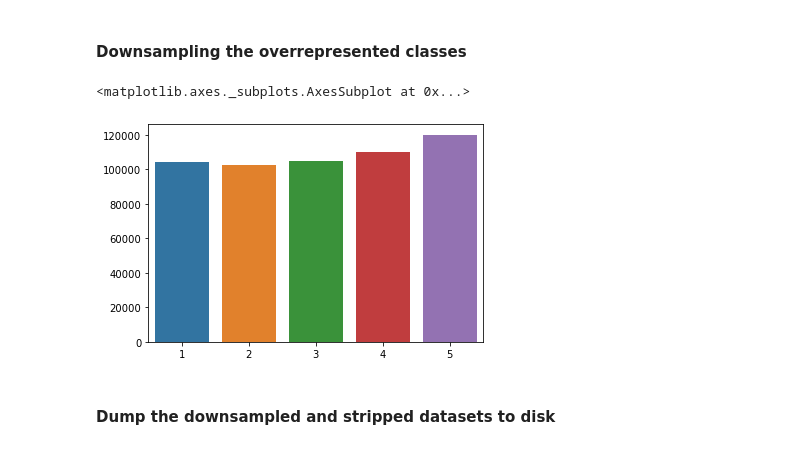
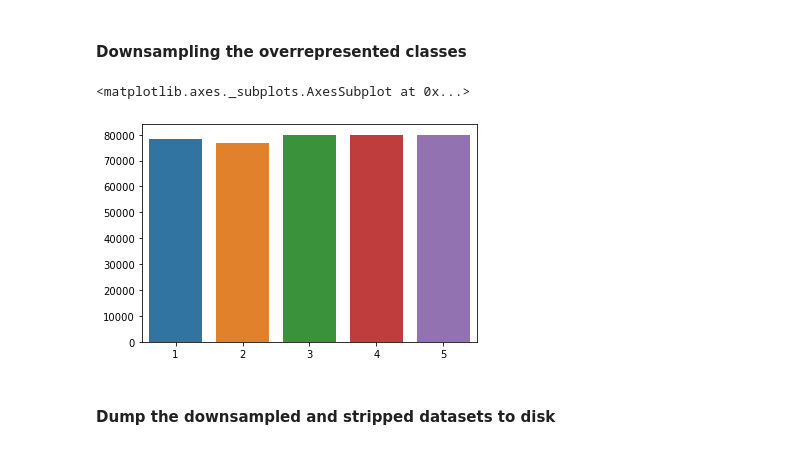
Before and after one commit to Asgavar/amazon-reviews, a Jupyter notebook: amazon-reviews.ipynb, the cells around one changed output. Cells and saved outputs as stored; diff of their text form; code cells hidden in the pictures.

Commit message:
Properly split the dataset to fixed size train & test subsets

```diff
--- a/amazon-reviews.ipynb
+++ b/amazon-reviews.ipynb
@@ -44,0 +51,2 @@ sns.barplot(x=[1, 2, 3, 4, 5], y=[df[df['overall'] == rating].count()[0] for rat
+# %%
+train, test = sklearn.model_selection.train_test_split(df, test_size=0.25)
@@ -45,20 +70,20 @@ sns.barplot(x=[1, 2, 3, 4, 5], y=[df[df['overall'] == rating].count()[0] for rat
 # %% [markdown]
 #### Downsampling the overrepresented classes
 # %%
-downsampled_df = pd.concat([
-    df[df['overall'] == 1],
-    df[df['overall'] == 2],
-    df[df['overall'] == 3].sample(105_000),
-    df[df['overall'] == 4].sample(110_000),
-    df[df['overall'] == 5].sample(120_000),
+downsampled_train_df = pd.concat([
+    train[train['overall'] == 1],
+    train[train['overall'] == 2],
+    train[train['overall'] == 3].sample(80_000),
+    train[train['overall'] == 4].sample(80_000),
+    train[train['overall'] == 5].sample(80_000),
 ])
 # %%
 sns.barplot(
     x=[1, 2, 3, 4, 5],
-    y=[downsampled_df[downsampled_df['overall'] == rating].count()[0] for rating in range(1, 5+1)])
+    y=[downsampled_train_df[downsampled_train_df['overall'] == rating].count()[0] for rating in range(1, 5+1)])
 # %% [output]
 <matplotlib.axes._subplots.AxesSubplot at 0x...>
-[figure, old version]
+[figure, new version]
 # %% [markdown]
 #### Dump the downsampled and stripped datasets to disk
 # %%
```
Also changed, not shown: parts of 5 cells of this notebook.
